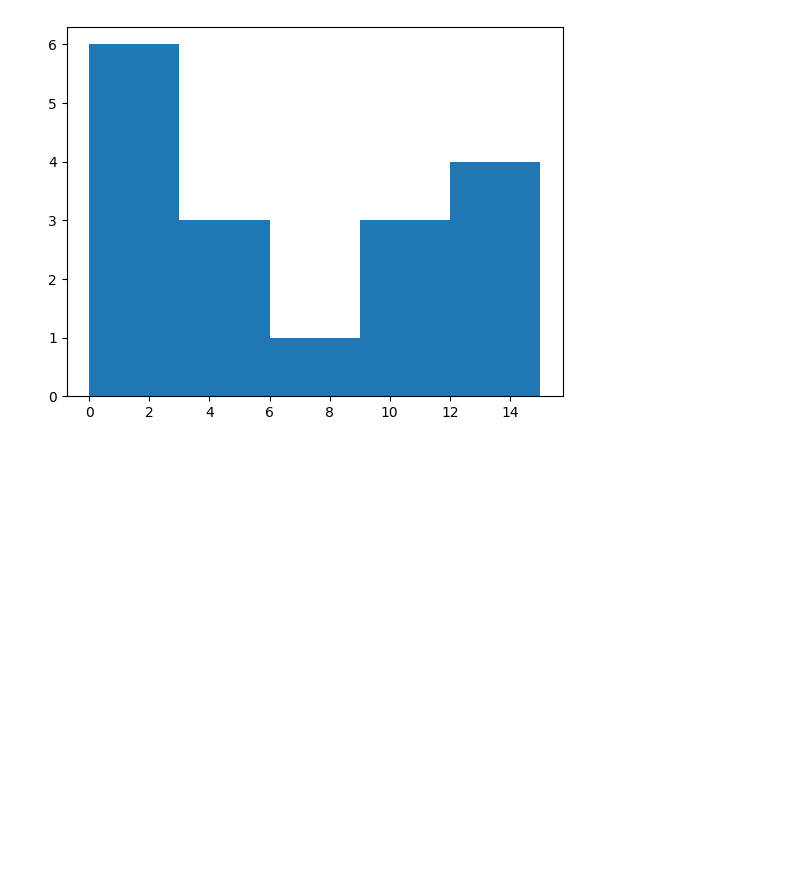
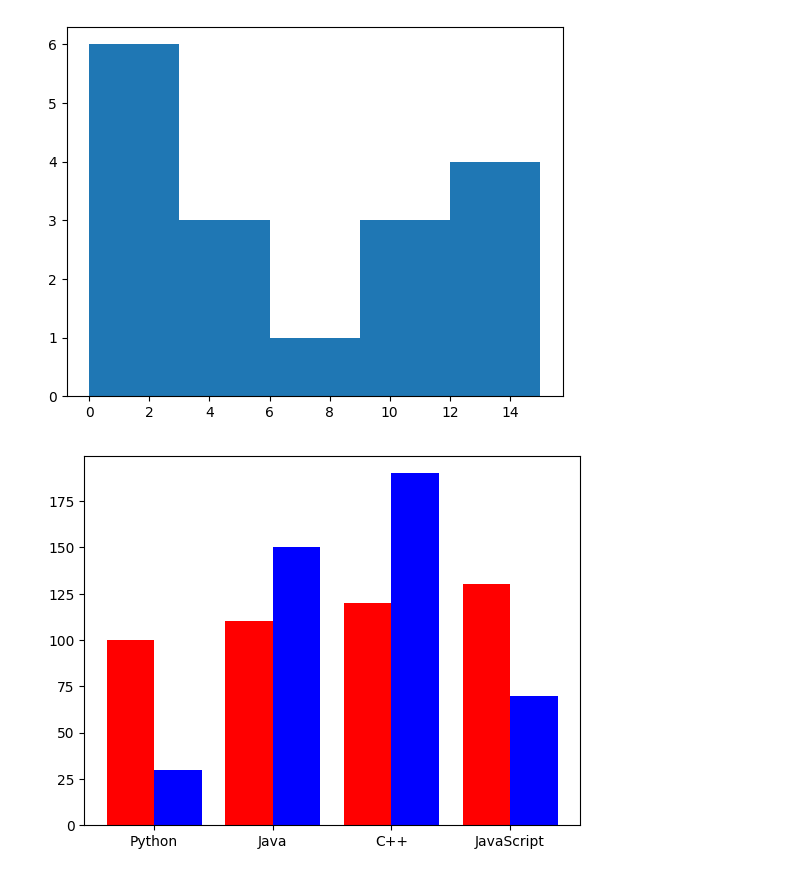
Before and after one commit to sanjaikannang/AI-ML, a Jupyter notebook: Module_7/Day-1/Day-1.ipynb, the cells around one changed output. Drawn from its saved outputs; the diff is of its cells as text; code cells hidden in the pictures; blank space fills up the shorter version.

Commit message:
learned about line, scatter, bar, pie, subplot, histogram, grouped bar plot, line, stairs, errorbar

```diff
--- a/Module_7/Day-1/Day-1.ipynb
+++ b/Module_7/Day-1/Day-1.ipynb
@@ -153,3 +153,25 @@ plt.hist(marks, bins=5)
 plt.show()
 # %% [output]
 [figure]
+# %%
+# Grouped Bar Plot
+
+import numpy as np
+import seaborn as sns
+import matplotlib.pyplot as plt
+
+course = np.arange(4)
+
+# Male
+students =[100, 110, 120, 130]
+plt.bar(course-0.2, students, width=0.4, color='r')
+
+# Female
+students = [30, 150, 190, 70]
+plt.bar(course+0.2, students, width=0.4, color='b')
+
+plt.xticks(course, ['Python', 'Java', 'C++', 'JavaScript'])
+
+plt.show()
+# %% [output]
+[figure, added]
```
Also changed, not shown: parts of 4 cells of this notebook.
